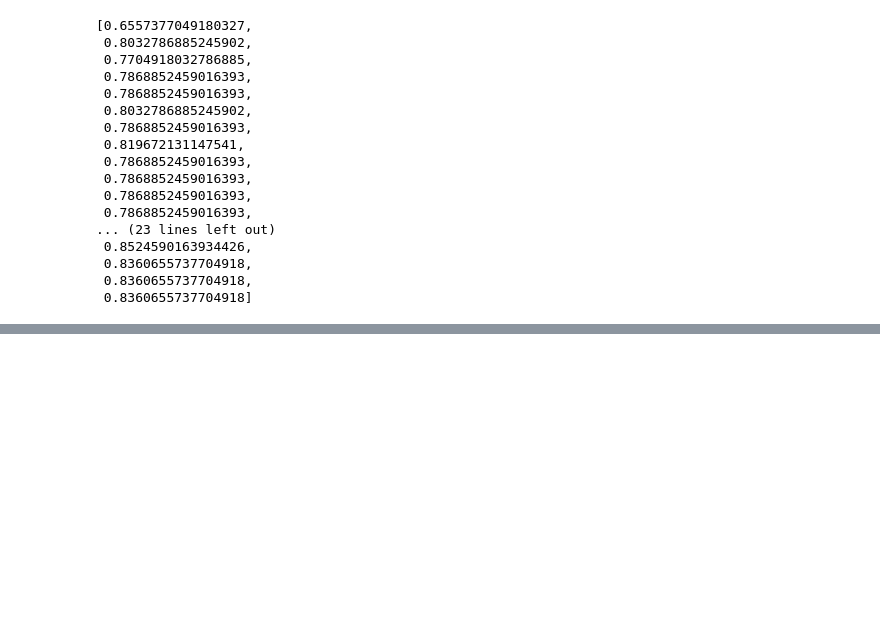
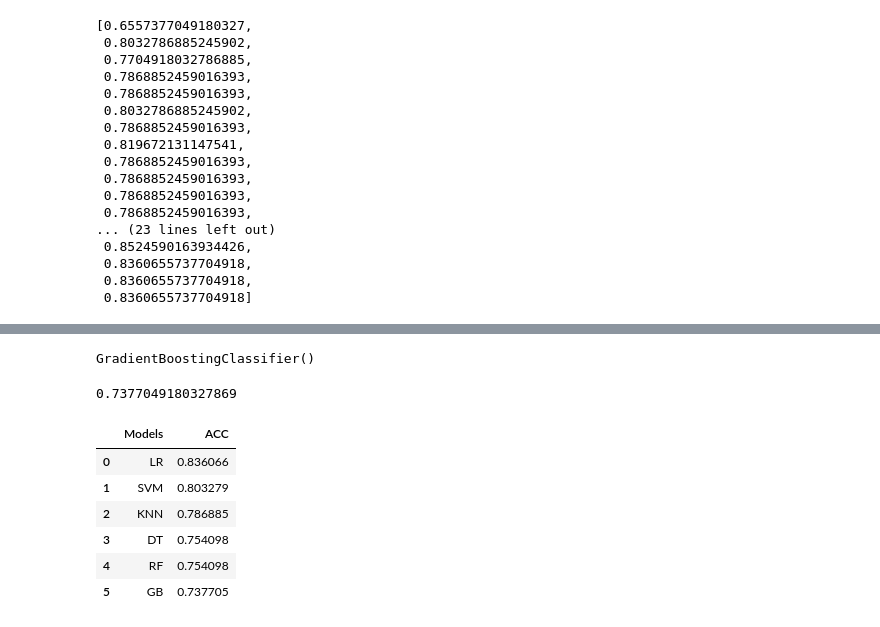
Before and after one commit to Zeeshan2012/Heart_Disease_Dataset, a Jupyter notebook: Heart_Disease_Analysis.ipynb, the cells around one changed output, grey strips where cells are left out. Saved outputs shown, nothing was run; the diff lists cells and outputs as text; code cells hidden in the pictures; blank space fills up the shorter version.

```diff
--- a/Heart_Disease_Analysis.ipynb
+++ b/Heart_Disease_Analysis.ipynb
@@ -310,0 +345,4 @@ score
+# %%
+gbc.fit(X_train,y_train)
+# %% [output]
+GradientBoostingClassifier()
@@ -310,0 +351,4 @@ score
+# %%
+accuracy_score(y_test,y_pred7)
+# %% [output]
+0.7377049180327869
@@ -310,0 +362,10 @@ score
+# %%
+final_df
+# %% [output]
+|  | Models | ACC |
+| 0 | LR | 0.836066 |
+| 1 | SVM | 0.803279 |
+| 2 | KNN | 0.786885 |
+| 3 | DT | 0.754098 |
+| 4 | RF | 0.754098 |
+| 5 | GB | 0.737705 |
```
Also changed, not shown: parts of 15 cells of this notebook.
